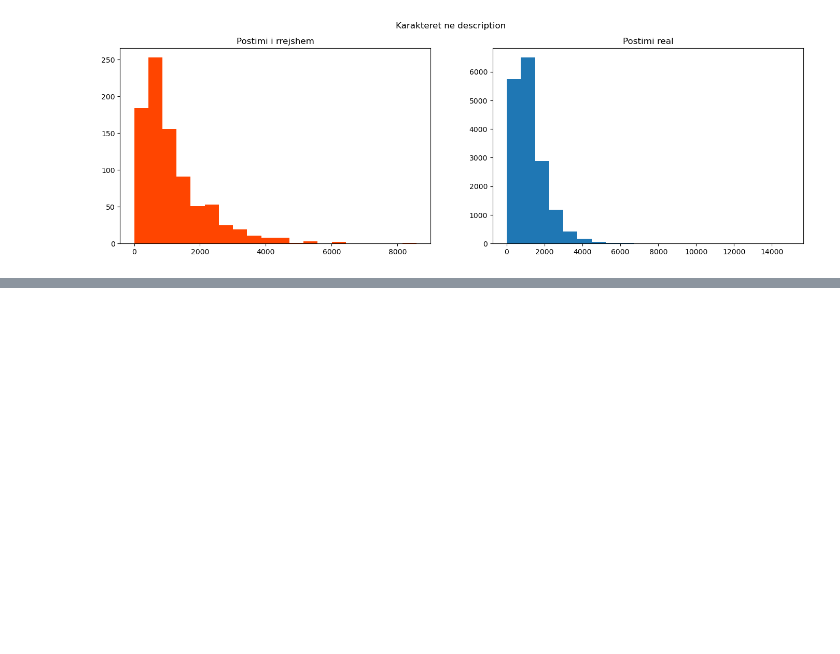
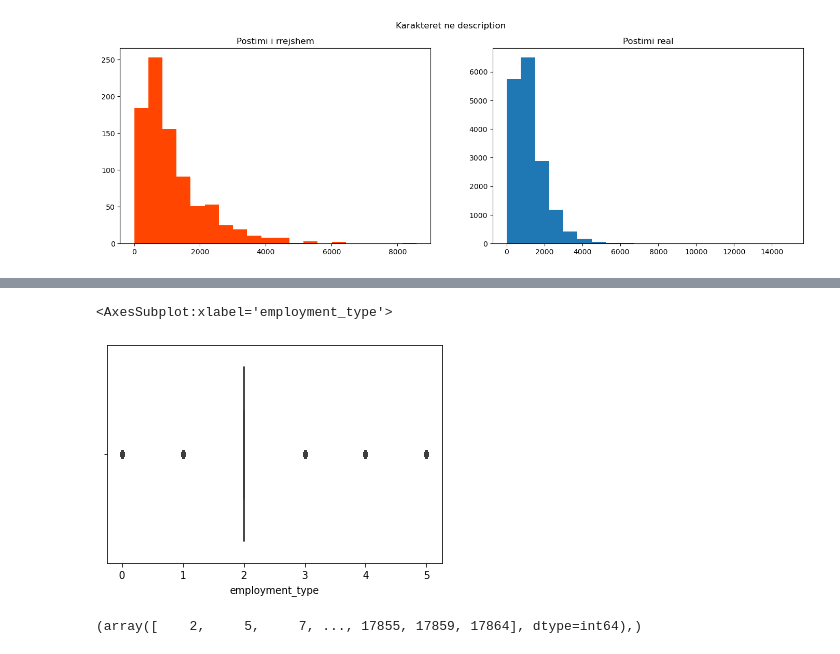
Before and after one commit to Rrezeartaa/Real_or_Fake_Job_Posting_Prediction, a Jupyter notebook: Real_or_Fake_Job_Posting_Prediction.ipynb, the cells around one changed output, grey strips where cells are left out. Drawn from its saved outputs; the diff is of its cells as text; code cells hidden in the pictures; blank space fills up the shorter version.

Commit message:
detektimi i outliers

```diff
--- a/Real_or_Fake_Job_Posting_Prediction.ipynb
+++ b/Real_or_Fake_Job_Posting_Prediction.ipynb
@@ -401,3 +401,19 @@ fig.suptitle('Karakteret ne description')
 plt.show()
 # %% [output]
 [figure]
+# %%
+# Konvertimi i te dhenave tekstuale te employment_type ne numra qe te mund t'i perdorim per detektimin e outliers
+
+dic = {
+"None" : 0,
+"Other" : 1,
+"Full-time" : 2,
+"Part-time" : 3,
+"Contract" : 4,
+"Temporary" : 5,
+"Internship" : 6
+}
+
+categorical_data['employment_type'] = categorical_data['employment_type'].map(dic)
+
+print(categorical_data)
@@ -403,0 +438,13 @@ plt.show()
+# %%
+# Detektimi i perjashtuesit
+
+sns.boxplot(categorical_data['employment_type'])
+# %% [output]
+<AxesSubplot:xlabel='employment_type'>
+[figure, added]
+# %%
+# Nga figura me larte po verehet se vlerat me te vogla dhe me te medha se 2 po sillen si perjashtues (outliers)
+
+print(np.where(categorical_data['employment_type'] == 0))
+# %% [output]
+(array([    2,     5,     7, ..., 17855, 17859, 17864], dtype=int64),)
```
Also changed, not shown: parts of 4 cells of this notebook.
